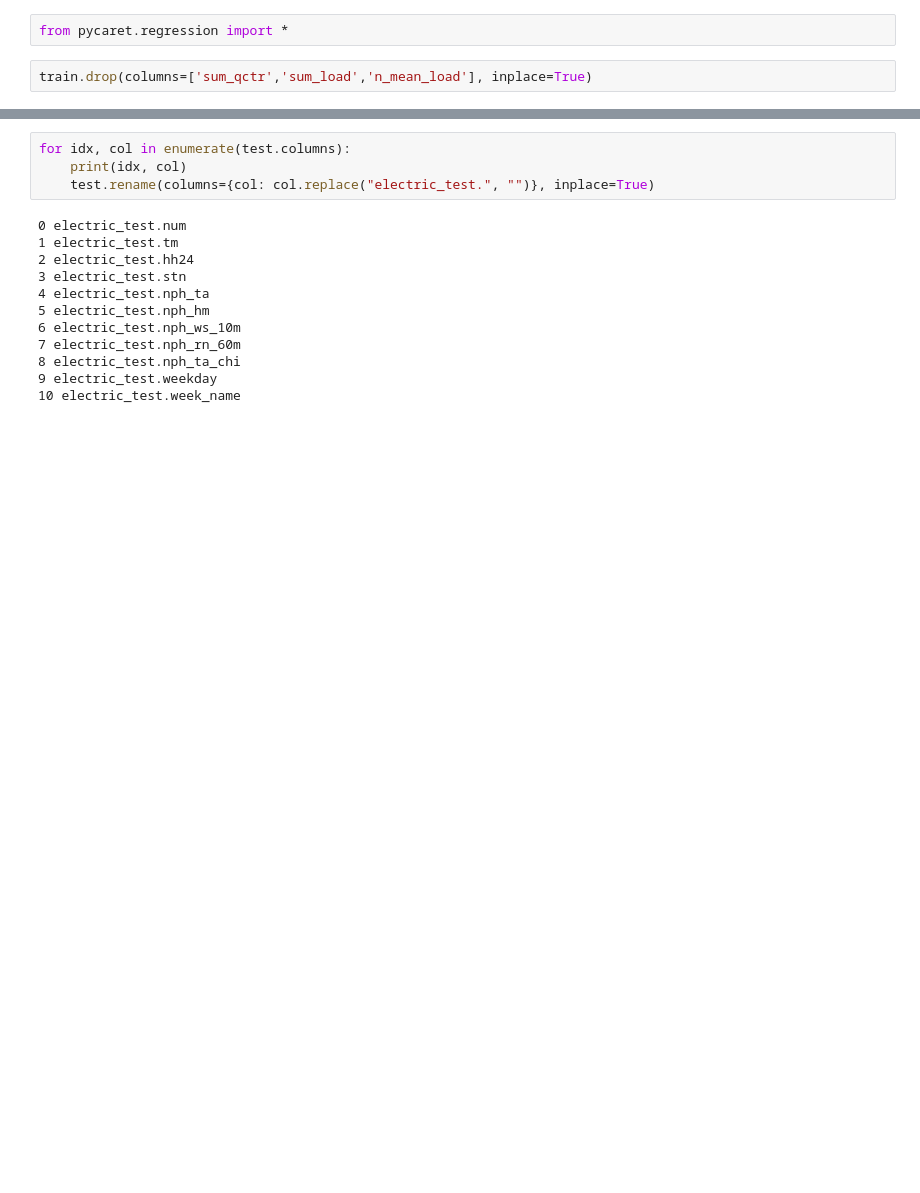
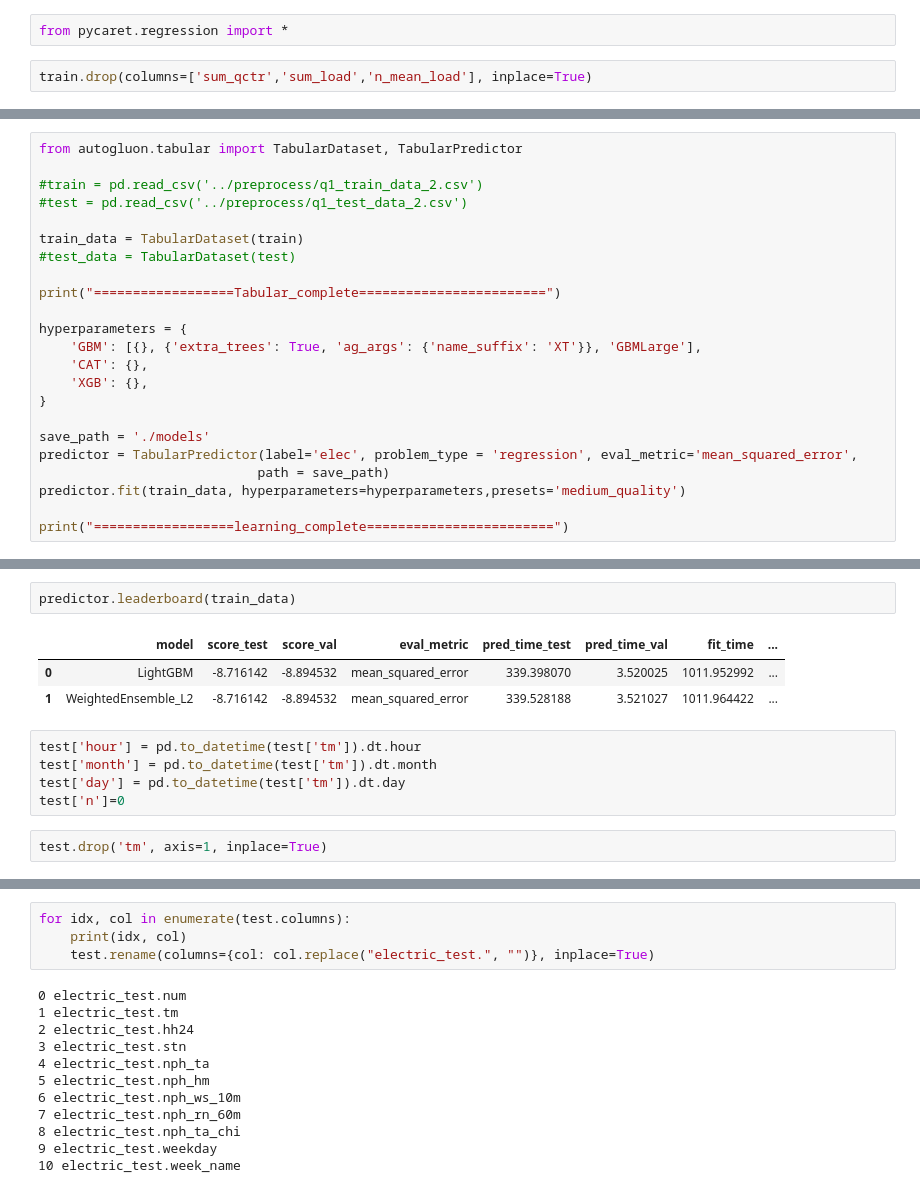
Before and after one commit to lookbackjh/KMA_Contest, a Jupyter notebook: task4.ipynb, the cells around one changed output, grey strips where cells are left out. Cells and saved outputs as stored; diff of their text form; blank space fills up the shorter version.

```diff
--- a/task4.ipynb
+++ b/task4.ipynb
@@ -110,0 +70,23 @@ exp = RegressionExperiment()
+# %%
+from autogluon.tabular import TabularDataset, TabularPredictor
+
+#train = pd.read_csv('../preprocess/q1_train_data_2.csv')
+#test = pd.read_csv('../preprocess/q1_test_data_2.csv')
+
+train_data = TabularDataset(train)
+#test_data = TabularDataset(test)
+
+print("==================Tabular_complete========================")
+
+hyperparameters = {
+	'GBM': [{}, {'extra_trees': True, 'ag_args': {'name_suffix': 'XT'}}, 'GBMLarge'],
+	'CAT': {},
+	'XGB': {},
+}
+
+save_path = './models'
+predictor = TabularPredictor(label='elec', problem_type = 'regression', eval_metric='mean_squared_error',
+                            path = save_path)
+predictor.fit(train_data, hyperparameters=hyperparameters,presets='medium_quality')
+
+print("==================learning_complete========================")
@@ -110,0 +157,13 @@ exp = RegressionExperiment()
+# %%
+predictor.leaderboard(train_data)
+# %% [output]
+|  | model | score_test | score_val | eval_metric | pred_time_test | pred_time_val | fit_time | ... |
+| 0 | LightGBM | -8.716142 | -8.894532 | mean_squared_error | 339.398070 | 3.520025 | 1011.952992 | ... |
+| 1 | WeightedEnsemble_L2 | -8.716142 | -8.894532 | mean_squared_error | 339.528188 | 3.521027 | 1011.964422 | ... |
+# %%
+test['hour'] = pd.to_datetime(test['tm']).dt.hour
+test['month'] = pd.to_datetime(test['tm']).dt.month
+test['day'] = pd.to_datetime(test['tm']).dt.day
+test['n']=0
+# %%
+test.drop('tm', axis=1, inplace=True)
```
Also changed, not shown: parts of 6 cells of this notebook.
